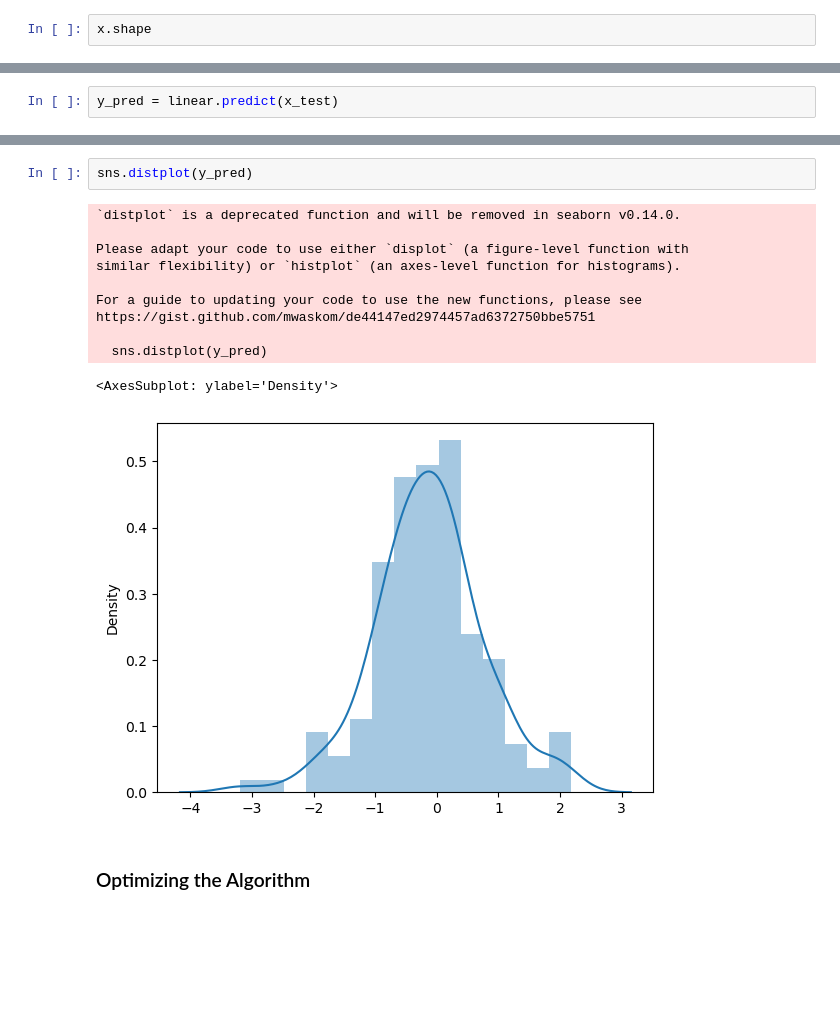
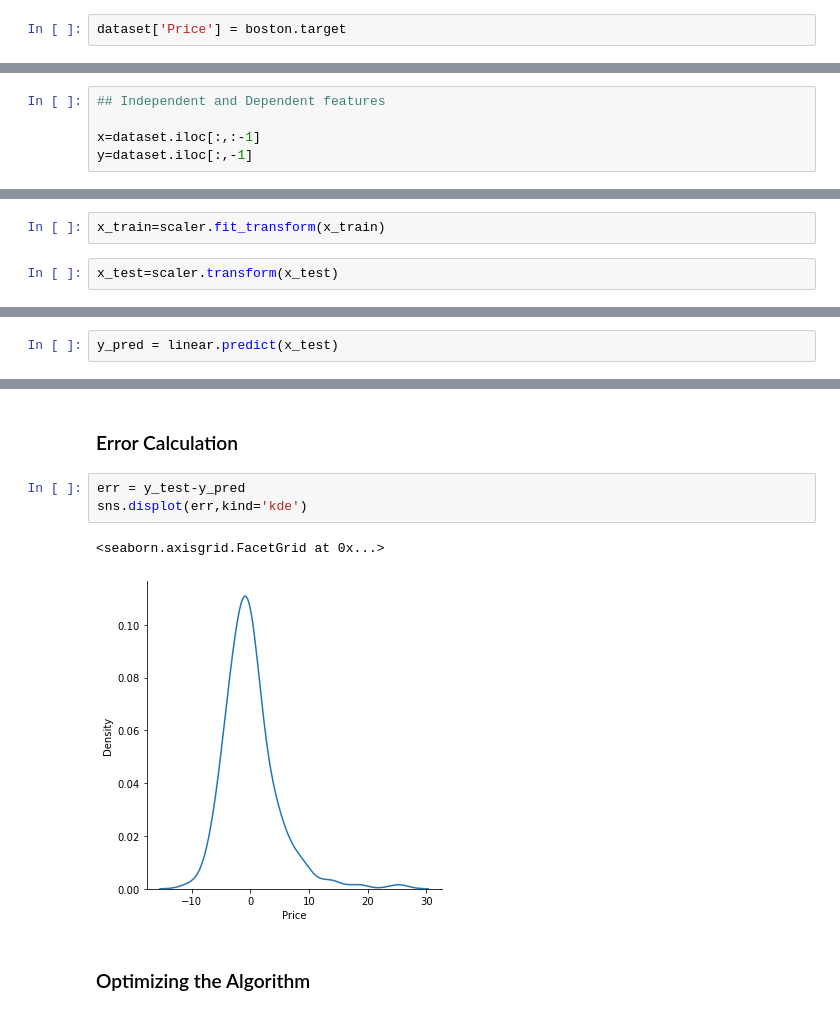
Before and after one commit to RRS-Dev/Boston_house_pricing, a Jupyter notebook: Project.ipynb, the cells around one changed output, grey strips where cells are left out. Saved outputs shown, nothing was run; the diff lists cells and outputs as text; blank space fills up the shorter version.

```diff
--- a/Project.ipynb
+++ b/Project.ipynb
@@ -72,2 +42,2 @@ y = pd.DataFrame(df.target,columns=['Price'])
 # %%
-x.shape
+dataset['Price'] = boston.target
@@ -219,3 +178,8 @@ https://gist.github.com/mwaskom/de44147ed2974457ad6372750bbe5751
+# %%
+## Independent and Dependent features
+
+x=dataset.iloc[:,:-1]
+y=dataset.iloc[:,-1]
 # %% [markdown]
 ### Train Test Split
 # %%
@@ -224,0 +192,4 @@ x_train,x_test,y_train,y_test = train_test_split(x,y,test_size=0.3,random_state=
+# %%
+x_train=scaler.fit_transform(x_train)
+# %%
+x_test=scaler.transform(x_test)
@@ -239,17 +235,11 @@ y_pred = linear.predict(x_test)
+# %% [markdown]
+### Error Calculation
 # %%
-sns.distplot(y_pred)
+err = y_test-y_pred
+sns.displot(err,kind='kde')
 # %% [output]
-`distplot` is a deprecated function and will be removed in seaborn v0.14.0.
-
-Please adapt your code to use either `displot` (a figure-level function with
-similar flexibility) or `histplot` (an axes-level function for histograms).
-
-For a guide to updating your code to use the new functions, please see
-https://gist.github.com/mwaskom/de44147ed2974457ad6372750bbe5751
-
-  sns.distplot(y_pred)
+<seaborn.axisgrid.FacetGrid at 0x...>
-<AxesSubplot: ylabel='Density'>
-[figure, old version]
+[figure, new version]
 # %% [markdown]
 ### Optimizing the Algorithm
 # %%
```
Also changed, not shown: parts of 38 cells of this notebook, 4 other files.
